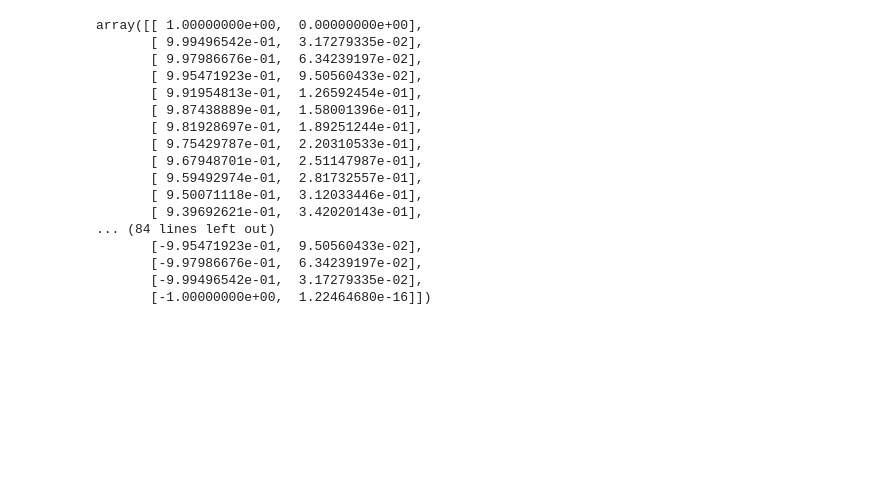
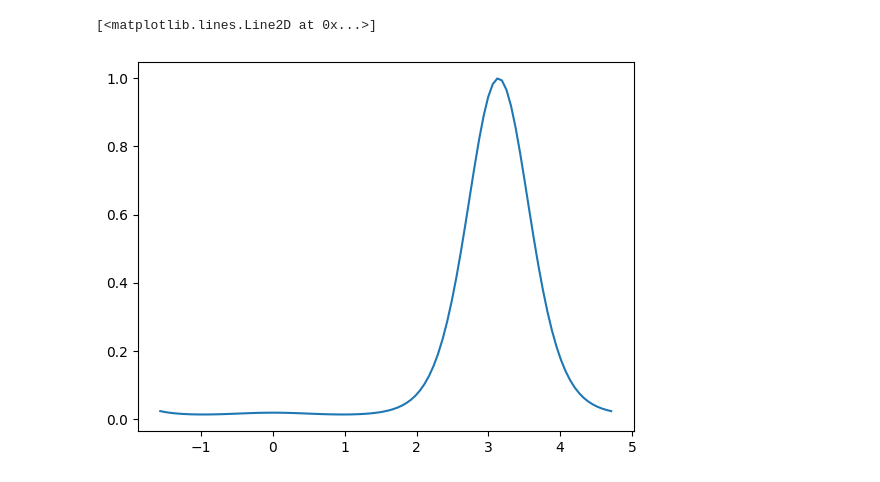
Before and after one commit to TheBlueHawk/FRL23-project, a Jupyter notebook: bellinger_repo/explor.ipynb, the cells around one changed output. Saved outputs shown, nothing was run; the diff lists cells and outputs as text; code cells hidden in the pictures; blank space fills up the shorter version.

```diff
--- a/bellinger_repo/explor.ipynb
+++ b/bellinger_repo/explor.ipynb
@@ -64,28 +119,18 @@ episode_df
 # %%
 # plot this fucntion:
 import numpy as np
 
-# define coord as set of point on a circle with radius 0.6
-theta = np.linspace(0, np.pi, 100)
+#x0 - CartpoleEnv.PENDULUM_LENGTH * np.sin(theta), -CartpoleEnv.PENDULUM_LENGTH * np.cos(theta)
+
+theta = np.linspace(-np.pi/2, 3*np.pi/2, 100)
 # 2d array of cos and sin of theta e,g, [[cos(theta1), sin(theta1)], [cos(theta2), sin(theta2)], ...]
-coord = np.array([np.cos(theta), np.sin(theta)]).T
+coord = np.array([np.sin(theta), -0.6*np.cos(theta)]).T
 # copy np.array([0.0, 0.6]) 100 times in another dimension
 coord
+y = [np.exp(-np.sum(np.square([sin, cos] - np.array([0.0, 0.6]))) / (0.6 ** 2)) for sin, cos in coord]
+y
+
+plt.plot(theta, y)
 # %% [output]
-array([[ 1.00000000e+00,  0.00000000e+00],
-       [ 9.99496542e-01,  3.17279335e-02],
-       [ 9.97986676e-01,  6.34239197e-02],
-       [ 9.95471923e-01,  9.50560433e-02],
-       [ 9.91954813e-01,  1.26592454e-01],
-       [ 9.87438889e-01,  1.58001396e-01],
-       [ 9.81928697e-01,  1.89251244e-01],
-       [ 9.75429787e-01,  2.20310533e-01],
-       [ 9.67948701e-01,  2.51147987e-01],
-       [ 9.59492974e-01,  2.81732557e-01],
-       [ 9.50071118e-01,  3.12033446e-01],
-       [ 9.39692621e-01,  3.42020143e-01],
-... (84 lines left out)
-       [-9.95471923e-01,  9.50560433e-02],
-       [-9.97986676e-01,  6.34239197e-02],
-       [-9.99496542e-01,  3.17279335e-02],
-       [-1.00000000e+00,  1.22464680e-16]])
+[<matplotlib.lines.Line2D at 0x...>]
+[figure, added]
```
Also changed, not shown: parts of 9 cells of this notebook, 15 other files.
